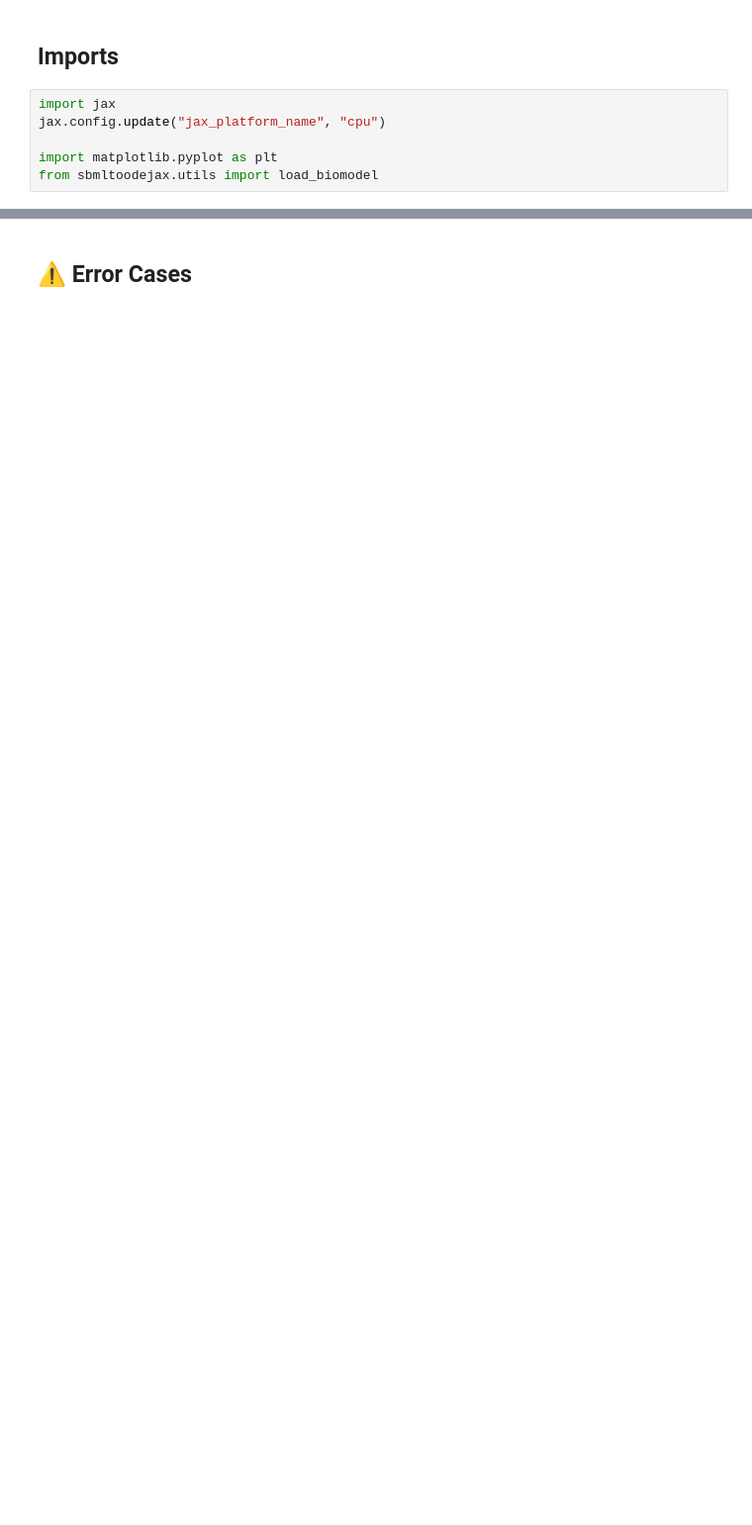
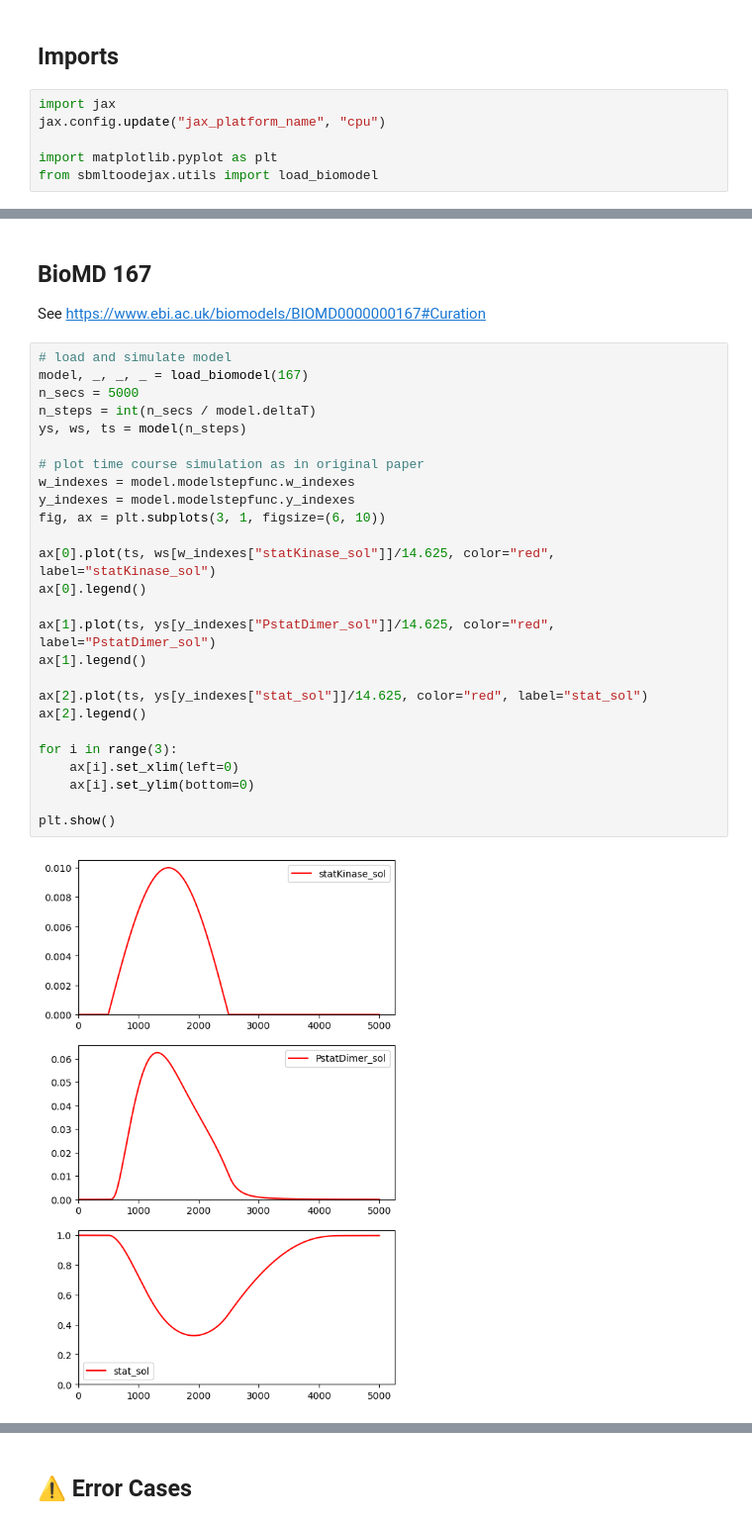
Before and after one commit to flowersteam/sbmltoodejax, a Jupyter notebook: docs/source/tutorials/biomodels_curation.ipynb, the cells around one changed output, grey strips where cells are left out. Shown at 99% size. Saved outputs shown, nothing was run; the diff lists cells and outputs as text; blank space fills up the shorter version.

```diff
--- a/docs/source/tutorials/biomodels_curation.ipynb
+++ b/docs/source/tutorials/biomodels_curation.ipynb
@@ -79,0 +182,32 @@ plt.show()
+# %% [markdown]
+## BioMD 167
+
+See https://www.ebi.ac.uk/biomodels/BIOMD0000000167#Curation
+# %%
+# load and simulate model
+model, _, _, _ = load_biomodel(167)
+n_secs = 5000
+n_steps = int(n_secs / model.deltaT)
+ys, ws, ts = model(n_steps)
+
+# plot time course simulation as in original paper
+w_indexes = model.modelstepfunc.w_indexes
+y_indexes = model.modelstepfunc.y_indexes
+fig, ax = plt.subplots(3, 1, figsize=(6, 10))
+
+ax[0].plot(ts, ws[w_indexes["statKinase_sol"]]/14.625, color="red", label="statKinase_sol")
+ax[0].legend()
+
+ax[1].plot(ts, ys[y_indexes["PstatDimer_sol"]]/14.625, color="red", label="PstatDimer_sol")
+ax[1].legend()
+
+ax[2].plot(ts, ys[y_indexes["stat_sol"]]/14.625, color="red", label="stat_sol")
+ax[2].legend()
+
+for i in range(3):
+    ax[i].set_xlim(left=0)
+    ax[i].set_ylim(bottom=0)
+
+plt.show()
+# %% [output]
+[figure, added]
```
Also changed, not shown: parts of 23 cells of this notebook, 1 other file.
